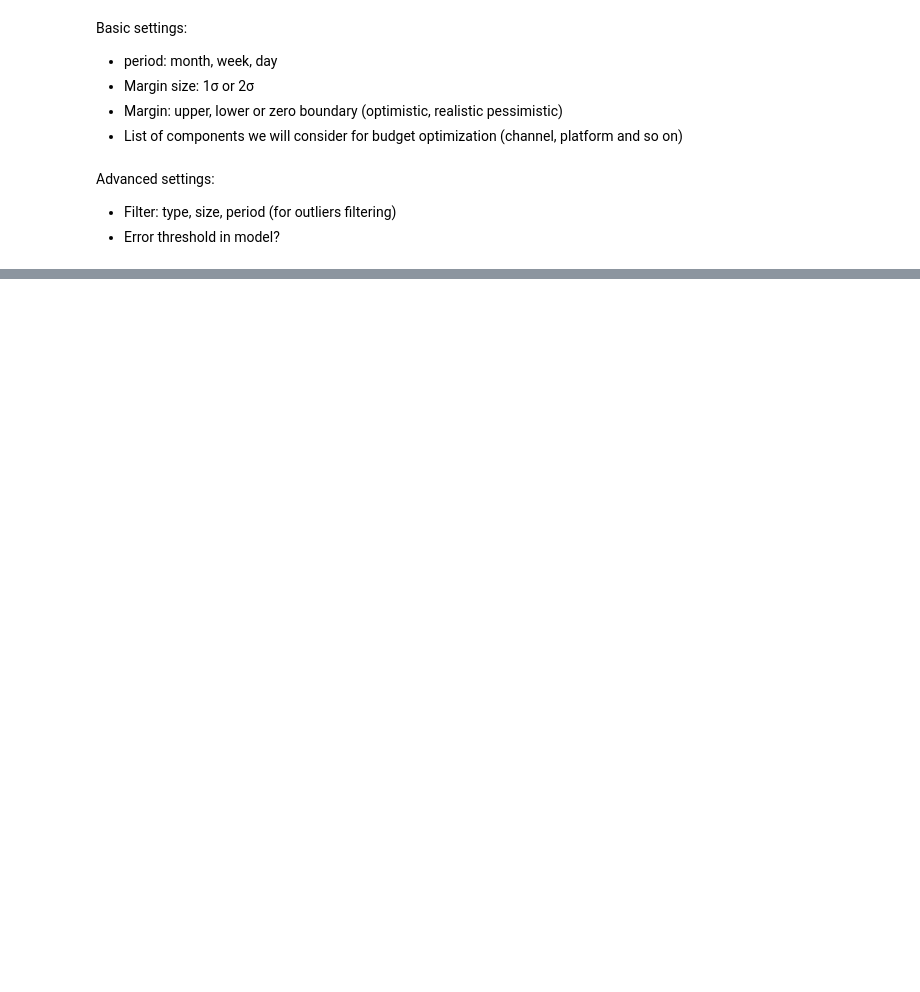
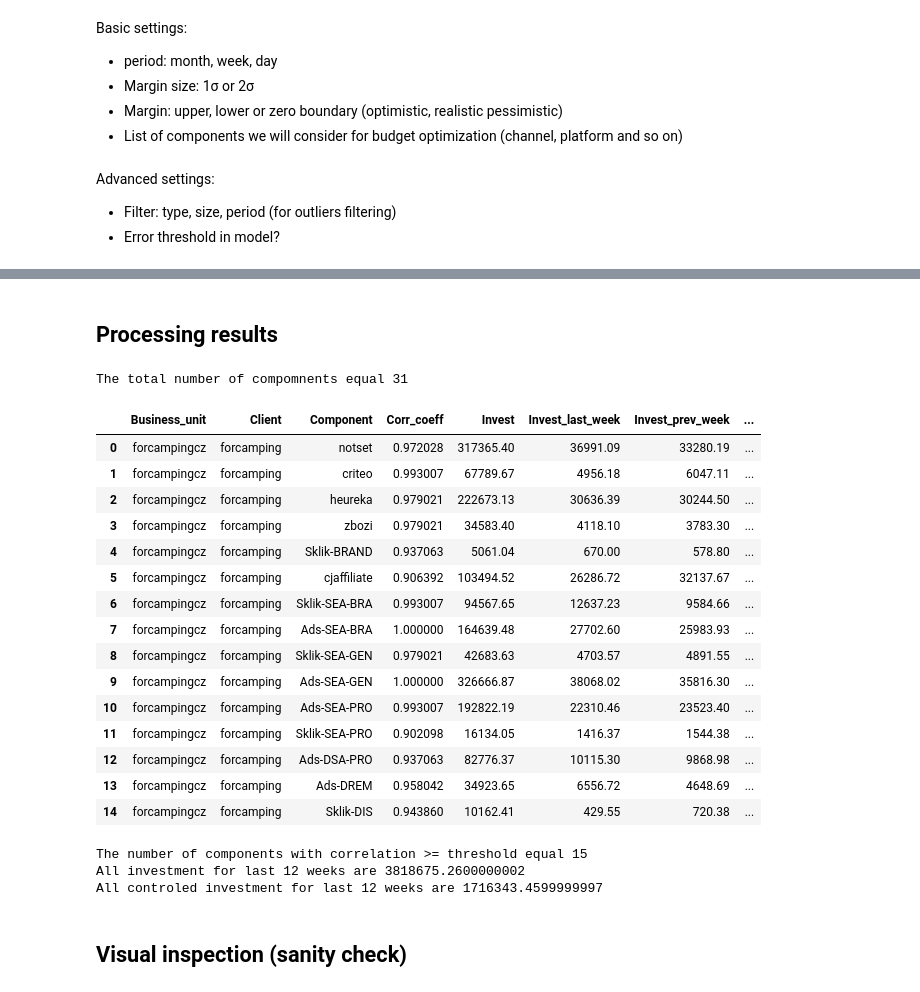
Before and after one commit to krivolapov/roivenue_test, a Jupyter notebook: Budget_dashboard.ipynb, the cells around one changed output, grey strips where cells are left out. Saved outputs shown, nothing was run; the diff lists cells and outputs as text; code cells hidden in the pictures; blank space fills up the shorter version.

```diff
--- a/Budget_dashboard.ipynb
+++ b/Budget_dashboard.ipynb
@@ -40,0 +312,6 @@ else:
+# %%
+df = pd.read_csv('input\\'+ file_name.value, sep="\t", infer_datetime_format=True,
+                 usecols=usecols_, dtype=dtype_, parse_dates=DateTimeID)
+
+df['periodStartDate'] = pd.to_datetime(df['periodStartDate'])
+df.head(5)
@@ -40,0 +327,9 @@ else:
+# %%
+# Data source
+data_source = widgets.Dropdown(
+    options = ['platform','compaign','channel'],
+    value='platform',
+    description='Data source:',
+    disabled=False,
+)
+display(data_source)
@@ -40,0 +338,9 @@ else:
+# %%
+# Data source
+filter_type = widgets.Dropdown(
+    options = ['None','AWS','Median'],
+    value='AWS',
+    description='Filter type:',
+    disabled=False,
+)
+display(filter_type)
@@ -40,0 +382,8 @@ else:
+# %%
+Corr_value = widgets.Dropdown(
+    options = [0.99,0.95,0.9,0.85],
+    value=0.9,
+    description='AWS filter coeff:',
+    disabled=False,
+)
+display(Corr_value)
@@ -40,0 +547,37 @@ else:
+# %% [markdown]
+## Processing results
+# %%
+#display(filterd_out.head(5))
+print('The total number of compomnents equal '  + str(len(filterd_out)))
+
+corr_thd_df = filterd_out[filterd_out['Corr_coeff'] >= Corr_value.value]
+corr_thd_df = corr_thd_df[corr_thd_df['Prof_last_week'] > 0]
+corr_thd_df = corr_thd_df[corr_thd_df['Prof_prev_week'] > 0]
+corr_thd_df.reset_index(inplace=True, drop=True)
+corr_thd_df.head(20)
+print("The number of components with correlation >= threshold equal " + str(len(corr_thd_df)))
+print(f"All investment for last 12 weeks are {filterd_out['Invest'].sum()}")
+print(f"All controled investment for last 12 weeks are {corr_thd_df['Invest'].sum()}")
+# %% [output]
+The total number of compomnents equal 31
+|  | Business_unit | Client | Component | Corr_coeff | Invest | Invest_last_week | Invest_prev_week | ... |
+| 0 | forcampingcz | forcamping | notset | 0.972028 | 317365.40 | 36991.09 | 33280.19 | ... |
+| 1 | forcampingcz | forcamping | criteo | 0.993007 | 67789.67 | 4956.18 | 6047.11 | ... |
+| 2 | forcampingcz | forcamping | heureka | 0.979021 | 222673.13 | 30636.39 | 30244.50 | ... |
+| 3 | forcampingcz | forcamping | zbozi | 0.979021 | 34583.40 | 4118.10 | 3783.30 | ... |
+| 4 | forcampingcz | forcamping | Sklik-BRAND | 0.937063 | 5061.04 | 670.00 | 578.80 | ... |
+| 5 | forcampingcz | forcamping | cjaffiliate | 0.906392 | 103494.52 | 26286.72 | 32137.67 | ... |
+| 6 | forcampingcz | forcamping | Sklik-SEA-BRA | 0.993007 | 94567.65 | 12637.23 | 9584.66 | ... |
+| 7 | forcampingcz | forcamping | Ads-SEA-BRA | 1.000000 | 164639.48 | 27702.60 | 25983.93 | ... |
+| 8 | forcampingcz | forcamping | Sklik-SEA-GEN | 0.979021 | 42683.63 | 4703.57 | 4891.55 | ... |
+| 9 | forcampingcz | forcamping | Ads-SEA-GEN | 1.000000 | 326666.87 | 38068.02 | 35816.30 | ... |
+| 10 | forcampingcz | forcamping | Ads-SEA-PRO | 0.993007 | 192822.19 | 22310.46 | 23523.40 | ... |
+| 11 | forcampingcz | forcamping | Sklik-SEA-PRO | 0.902098 | 16134.05 | 1416.37 | 1544.38 | ... |
+| 12 | forcampingcz | forcamping | Ads-DSA-PRO | 0.937063 | 82776.37 | 10115.30 | 9868.98 | ... |
+| 13 | forcampingcz | forcamping | Ads-DREM | 0.958042 | 34923.65 | 6556.72 | 4648.69 | ... |
+| 14 | forcampingcz | forcamping | Sklik-DIS | 0.943860 | 10162.41 | 429.55 | 720.38 | ... |
+The number of components with correlation >= threshold equal 15
+All investment for last 12 weeks are 3818675.2600000002
+All controled investment for last 12 weeks are 1716343.4599999997
+# %% [markdown]
+## Visual inspection (sanity check)
```
Also changed, not shown: parts of 42 cells of this notebook, 5 other files.
